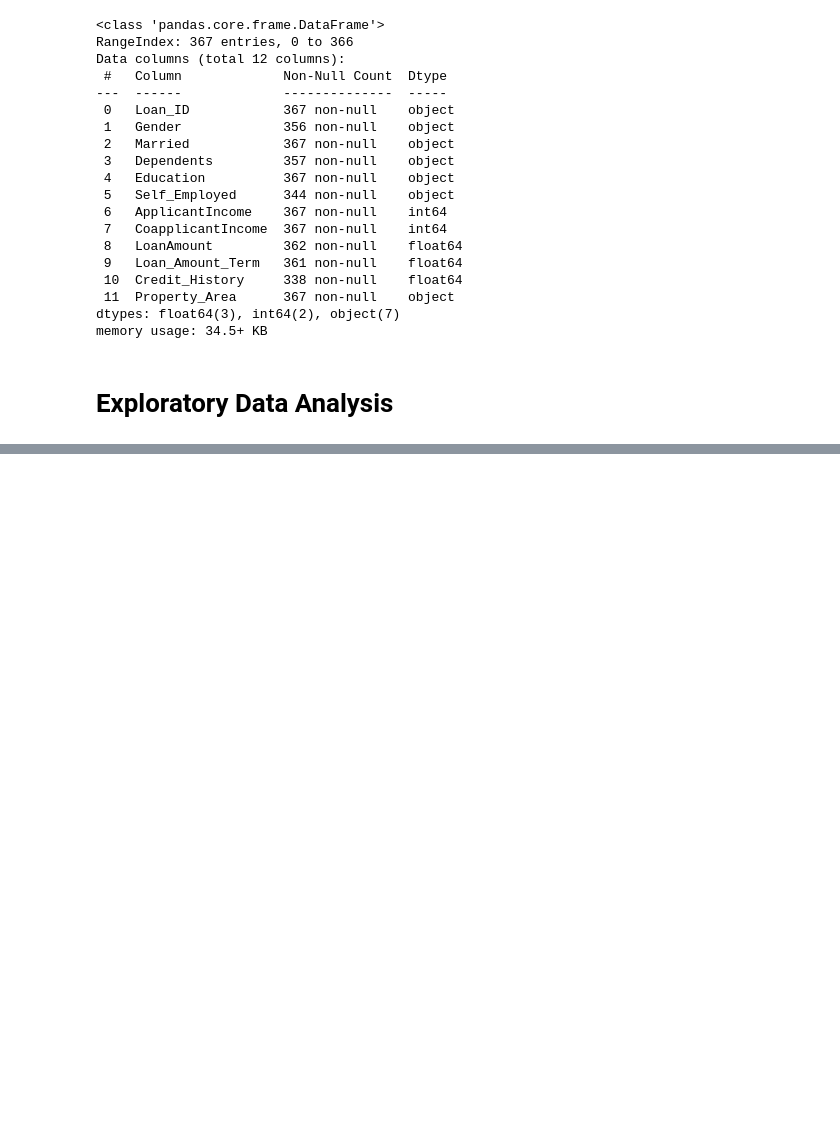
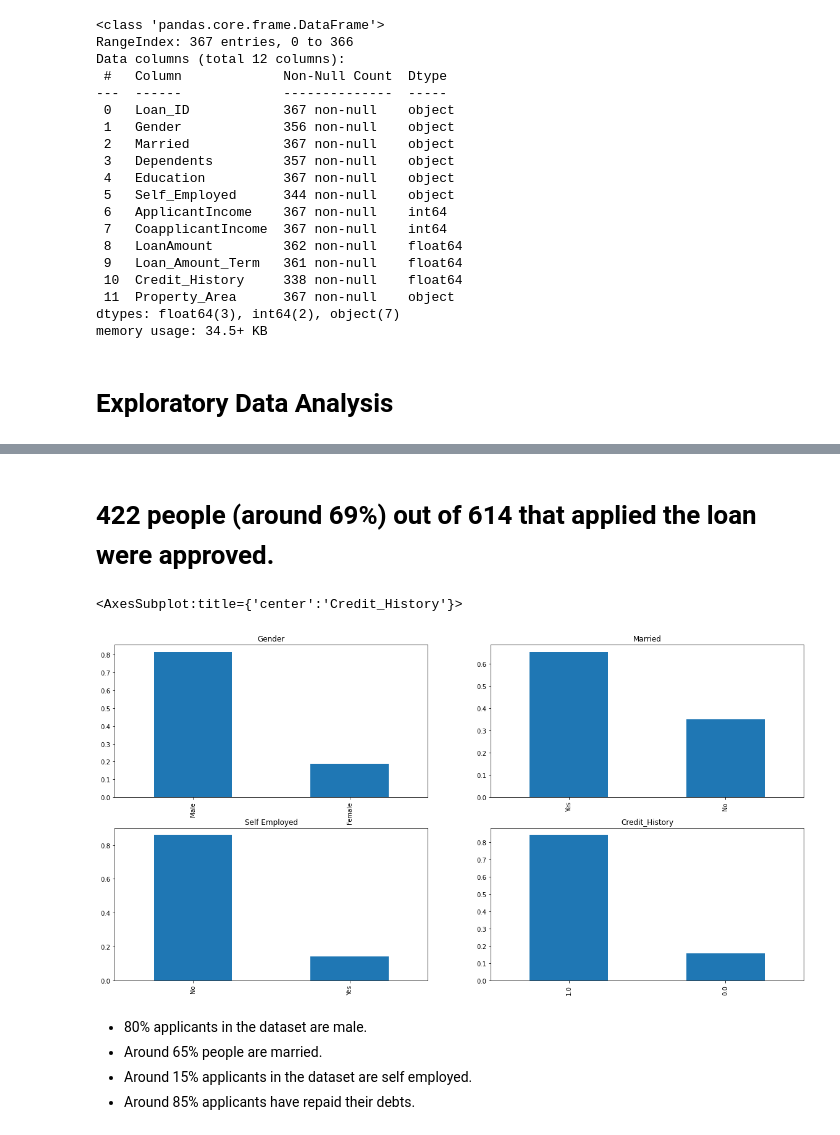
Before and after one commit to kaceejian/Loan-Eligibility-Prediction-ML, a Jupyter notebook: Loan_Eligibility_Prediction_Main.ipynb, the cells around one changed output, grey strips where cells are left out. Cells and saved outputs as stored; diff of their text form; code cells hidden in the pictures; blank space fills up the shorter version.

```diff
--- a/Loan_Eligibility_Prediction_Main.ipynb
+++ b/Loan_Eligibility_Prediction_Main.ipynb
@@ -89,0 +116,24 @@ memory usage: 34.5+ KB
+# %% [markdown]
+# 422 people (around 69%) out of 614 that applied the loan were approved.
+# %%
+#这个（）里面的数字是什么意思？
+
+
+
+plt.figure(1)
+plt.subplot(221)
+train['Gender'].value_counts(normalize=True).plot.bar(figsize=(20,10), title= 'Gender')
+plt.subplot(222)
+train['Married'].value_counts(normalize=True).plot.bar(title= 'Married')
+plt.subplot(223)
+train['Self_Employed'].value_counts(normalize=True).plot.bar(title= 'Self Employed')
+plt.subplot(224)
+train['Credit_History'].value_counts(normalize=True).plot.bar(title= 'Credit_History')
+# %% [output]
+<AxesSubplot:title={'center':'Credit_History'}>
+[figure, added]
+# %% [markdown]
+- 80% applicants in the dataset are male.
+- Around 65% people are married.
+- Around 15% applicants in the dataset are self employed.
+- Around 85% applicants have repaid their debts.
```
Also changed, not shown: parts of 5 cells of this notebook.
